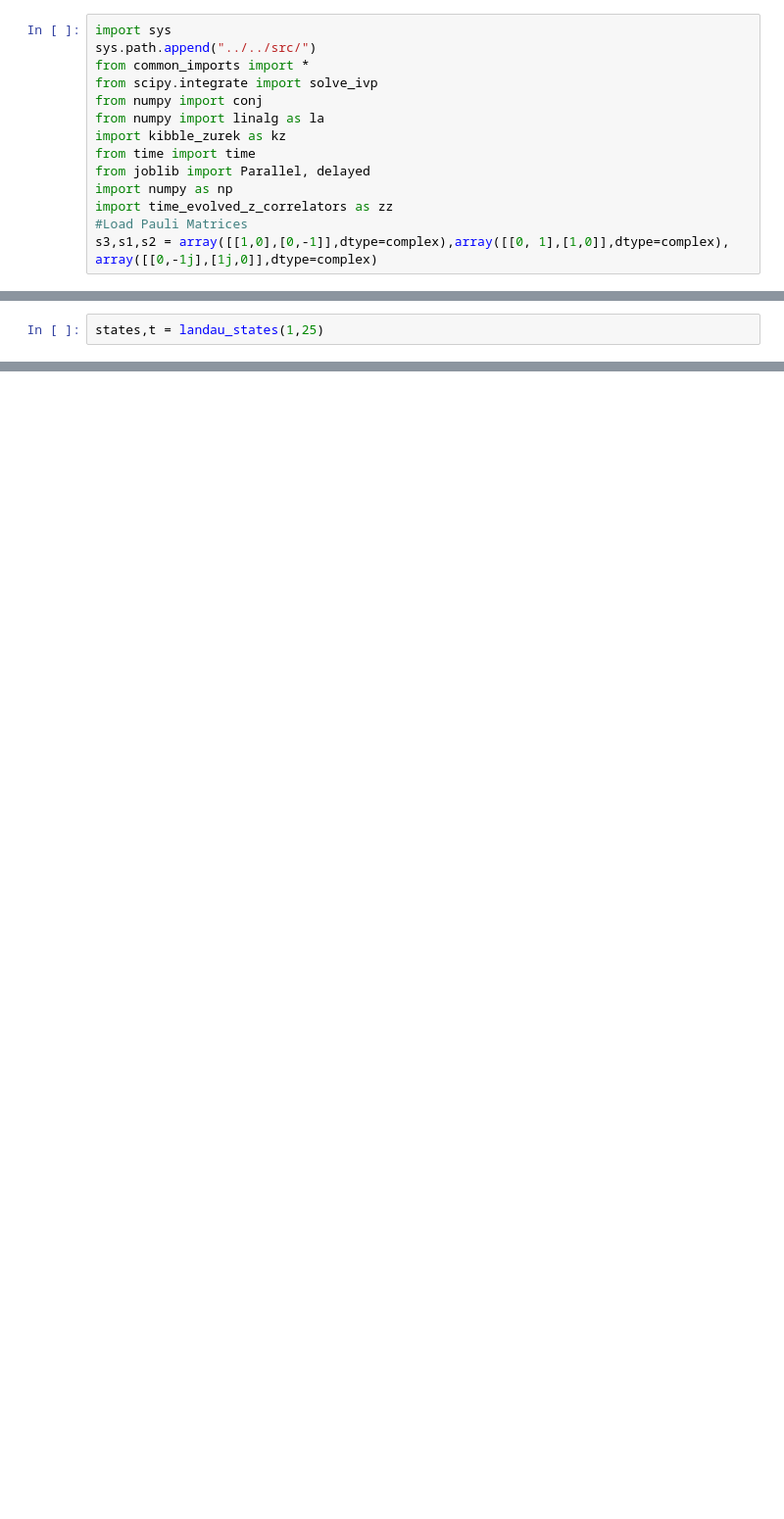
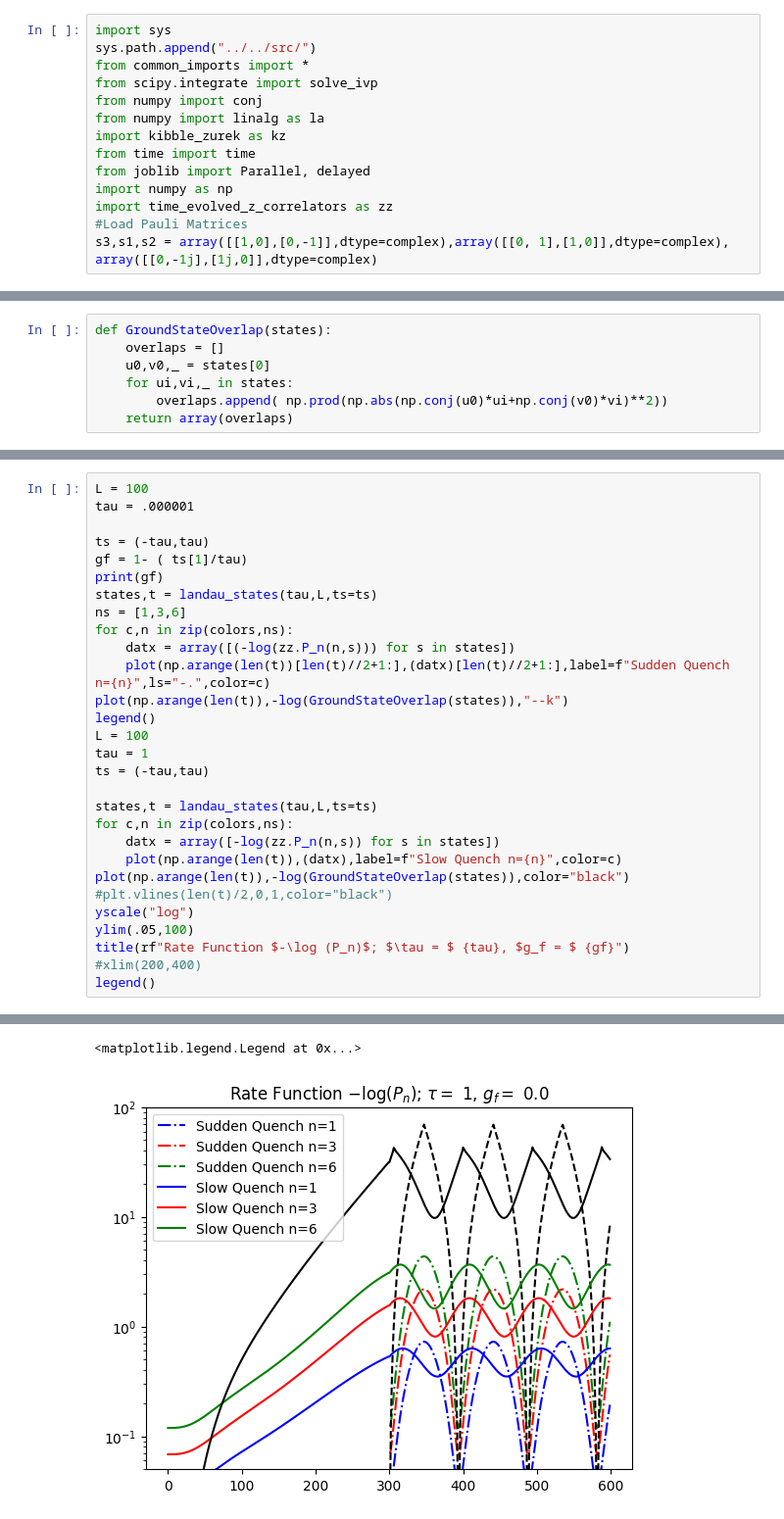
Before and after one commit to KristianMunnikhuis/subsystem_loschmidt_echo, a Jupyter notebook: scripts/0_quench_then_hold/quench_then_hold.ipynb, the cells around one changed output, grey strips where cells are left out. Shown at 98% size. Drawn from its saved outputs; the diff is of its cells as text; blank space fills up the shorter version.

Commit message:
Quench And Hold tentative results

```diff
--- a/scripts/0_quench_then_hold/quench_then_hold.ipynb
+++ b/scripts/0_quench_then_hold/quench_then_hold.ipynb
@@ -85,3 +91,10 @@ def landau_states(tau, L,alpha=1,ts=0):
     us, vs = map(np.array, zip(*results))
     states = [[us[:, i], vs[:, i], k] for i in range(len(t_plot))]
     return states, t_plot
+# %%
+def GroundStateOverlap(states):
+    overlaps = []
+    u0,v0,_ = states[0]
+    for ui,vi,_ in states:
+        overlaps.append( np.prod(np.abs(np.conj(u0)*ui+np.conj(v0)*vi)**2))
+    return array(overlaps)
@@ -88,3 +150,30 @@ def landau_states(tau, L,alpha=1,ts=0):
 # %%
-states,t = landau_states(1,25)
+L = 100
+tau = .000001
+
+ts = (-tau,tau)
+gf = 1- ( ts[1]/tau)
+print(gf)
+states,t = landau_states(tau,L,ts=ts)
+ns = [1,3,6]
+for c,n in zip(colors,ns):
+    datx = array([(-log(zz.P_n(n,s))) for s in states])
+    plot(np.arange(len(t))[len(t)//2+1:],(datx)[len(t)//2+1:],label=f"Sudden Quench n={n}",ls="-.",color=c)
+plot(np.arange(len(t)),-log(GroundStateOverlap(states)),"--k")
+legend()
+L = 100
+tau = 1
+ts = (-tau,tau)
+
+states,t = landau_states(tau,L,ts=ts)
+for c,n in zip(colors,ns):
+    datx = array([-log(zz.P_n(n,s)) for s in states])
+    plot(np.arange(len(t)),(datx),label=f"Slow Quench n={n}",color=c)
+plot(np.arange(len(t)),-log(GroundStateOverlap(states)),color="black")
+#plt.vlines(len(t)/2,0,1,color="black")
+yscale("log")
+ylim(.05,100)
+title(rf"Rate Function $-\log (P_n)$; $\tau = $ {tau}, $g_f = $ {gf}")
+#xlim(200,400)
+legend()
 # %% [output]
@@ -102,0 +181,2 @@ states,t = landau_states(1,25)
+<matplotlib.legend.Legend at 0x...>
+[figure, added]
```
Also changed, not shown: parts of 12 cells of this notebook, 2 other files.
